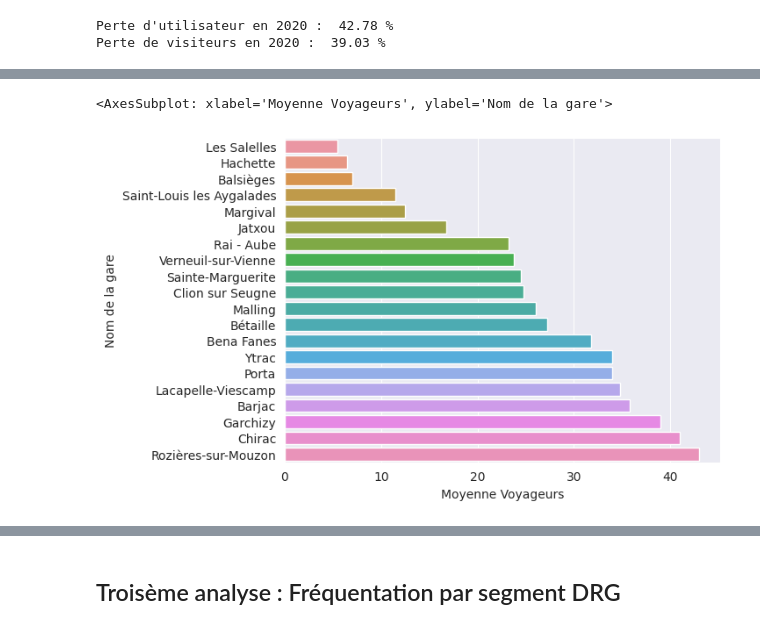
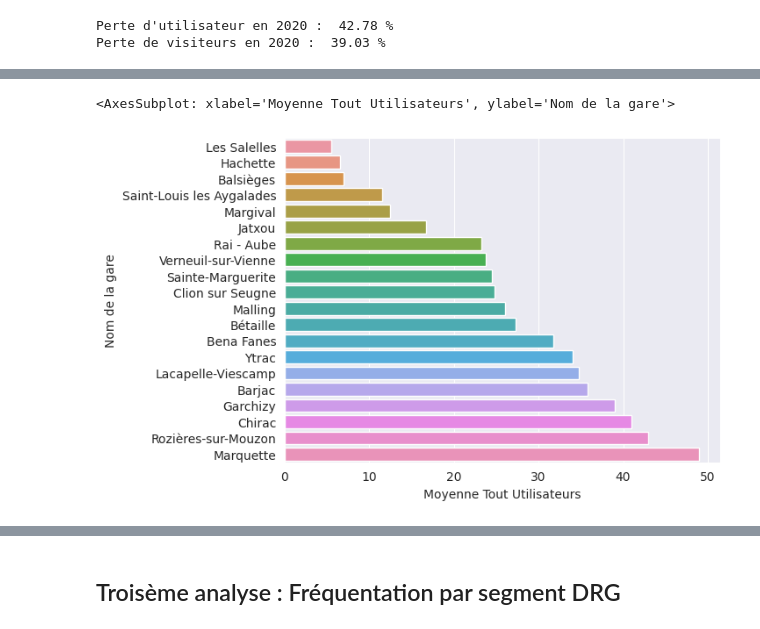
Before and after one commit to EdouardQ/H3Python, a Jupyter notebook: sncf.ipynb, the cells around one changed output, grey strips where cells are left out. Cells and saved outputs as stored; diff of their text form; code cells hidden in the pictures.

```diff
--- a/sncf.ipynb
+++ b/sncf.ipynb
@@ -83 +77,25 @@ if not "Moyenne Voyageurs" in dataFreq:
+# %%
+moyUsers = []
+for index, row in dataFreq.iterrows():
+    moyUsers.append((row['Total Voyageurs 2019']+row['Total Voyageurs 2018']+row['Total Voyageurs 2017']+row['Total Voyageurs 2016']+row['Total Voyageurs 2015'])/4)
+
+# condition to avoid duplicate if the cell is reloaded
+if not "Moyenne Voyageurs" in dataFreq:
+    dataFreq.insert(loc=dataFreq.shape[1], column="Moyenne Voyageurs", value=moyUsers, allow_duplicates=True)
+moyVisitors = []
+for index, row in dataFreq.iterrows():
+    sumUsers = row['Total Voyageurs 2019']+row['Total Voyageurs 2018']+row['Total Voyageurs 2017']+row['Total Voyageurs 2016']+row['Total Voyageurs 2015']
+    sumAllUsers = row['Total Voyageurs + Non voyageurs 2019']+row['Total Voyageurs + Non voyageurs 2018']+row['Total Voyageurs + Non voyageurs 2017']+row['Total Voyageurs + Non voyageurs 2016']+row['Total Voyageurs + Non voyageurs 2015']
+    moyVisitors.append((sumAllUsers-sumUsers)/4)
+
+# condition to avoid duplicate if the cell is reloaded
+if not "Moyenne Visiteurs" in dataFreq:
+    dataFreq.insert(loc=dataFreq.shape[1], column="Moyenne Visiteurs", value=moyVisitors, allow_duplicates=True)
+moyAllusers = []
+for index, row in dataFreq.iterrows():
+    moyAllusers.append((row['Total Voyageurs + Non voyageurs 2019']+row['Total Voyageurs + Non voyageurs 2018']+row['Total Voyageurs + Non voyageurs 2017']+row['Total Voyageurs + Non voyageurs 2016']+row['Total Voyageurs + Non voyageurs 2015'])/4)
+
+# condition to avoid duplicate if the cell is reloaded
+if not "Moyenne Tout Utilisateurs" in dataFreq:
+    dataFreq.insert(loc=dataFreq.shape[1], column="Moyenne Tout Utilisateurs", value=moyAllusers, allow_duplicates=True)
 # %%
@@ -97,6 +120,6 @@ sb.barplot(dataFreq.nlargest(20, "Moyenne Voyageurs") , x="Moyenne Voyageurs", y
 # %%
-sb.barplot(dataFreq[dataFreq['Moyenne Voyageurs'] > 0].nsmallest(20, "Moyenne Voyageurs"), x="Moyenne Voyageurs", y="Nom de la gare")
+sb.barplot(data=dataFreq[dataFreq['Moyenne Tout Utilisateurs'] > 0].nsmallest(20, "Moyenne Tout Utilisateurs"), x="Moyenne Tout Utilisateurs", y="Nom de la gare")
 # remove closed station with 0 user
 # %% [output]
-<AxesSubplot: xlabel='Moyenne Voyageurs', ylabel='Nom de la gare'>
+<AxesSubplot: xlabel='Moyenne Tout Utilisateurs', ylabel='Nom de la gare'>
-[figure, old version]
+[figure, new version]
```
Also changed, not shown: parts of 34 cells of this notebook.
